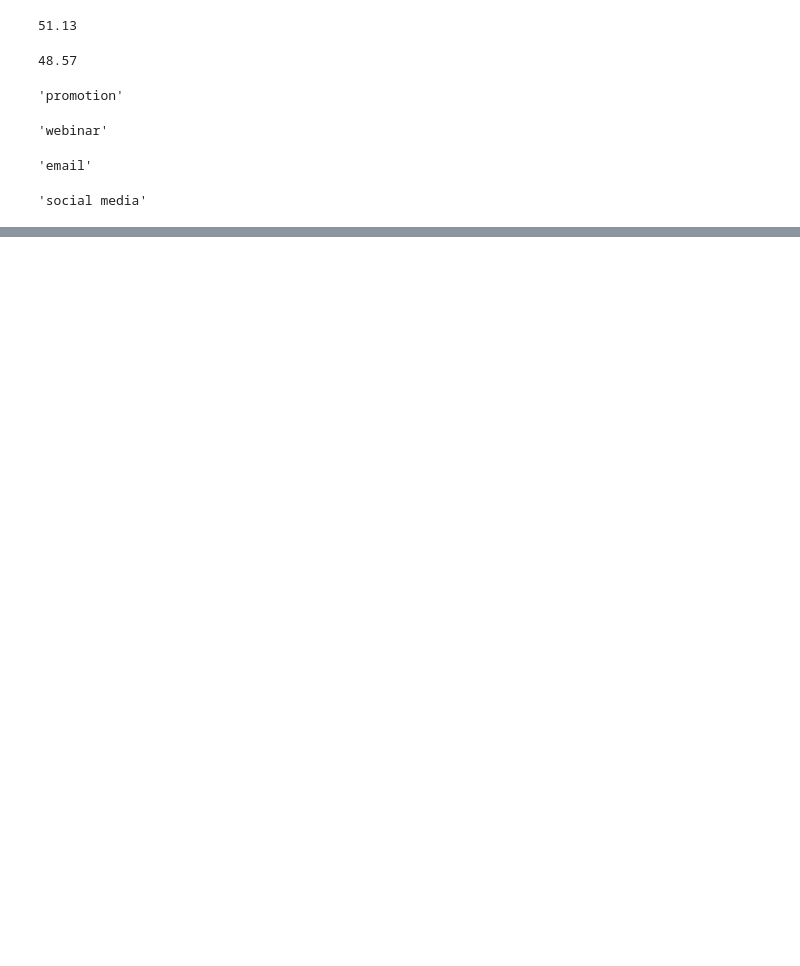
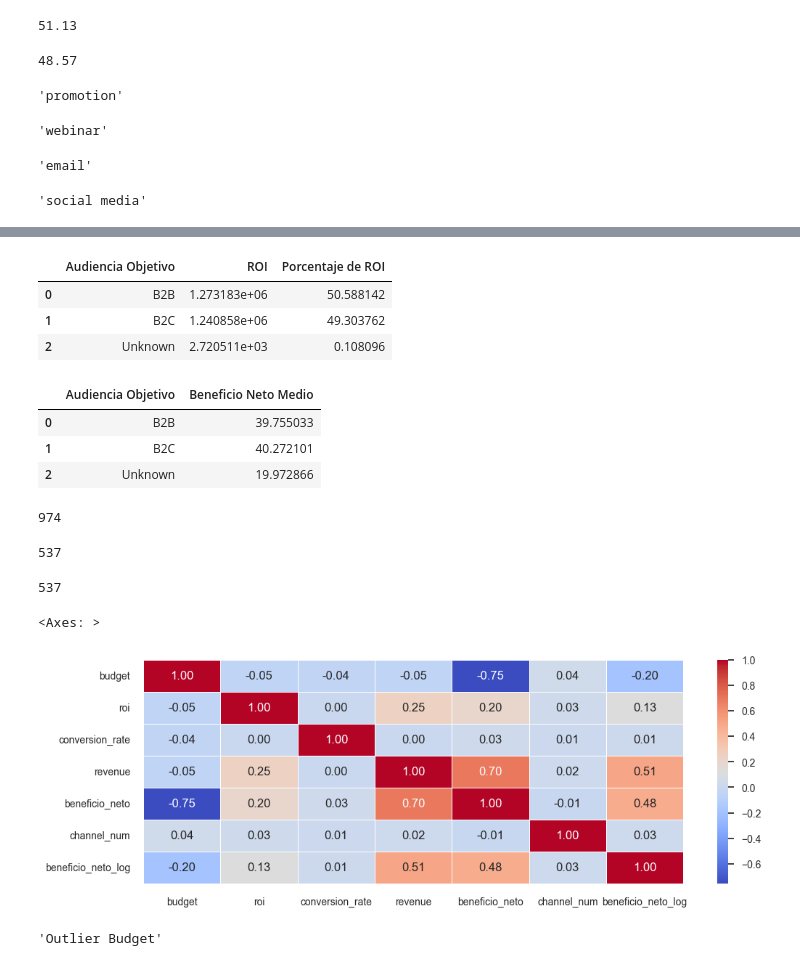
Before and after one commit to Natarcos/upgrade-hub-marketing-analysis, a Jupyter notebook: EDA/mkt_eda.ipynb, the cells around one changed output, grey strips where cells are left out. Cells and saved outputs as stored; diff of their text form; code cells hidden in the pictures; blank space fills up the shorter version.

```diff
--- a/EDA/mkt_eda.ipynb
+++ b/EDA/mkt_eda.ipynb
@@ -273,4 +562,66 @@ fig.show()
+# %%
+#Porcentaje de roi por target
+porcentaje_roi = (
+    df.groupby('target_audience')['roi'].sum().reset_index(name='ROI')
+)
+porcentaje_roi['Porcentaje de ROI'] = 100 * porcentaje_roi['ROI'] / porcentaje_roi['ROI'].sum()
+porcentaje_roi = porcentaje_roi.rename(columns={'target_audience': 'Audiencia Objetivo'})
+porcentaje_roi
+# %% [output]
+|  | Audiencia Objetivo | ROI | Porcentaje de ROI |
+| 0 | B2B | 1.273183e+06 | 50.588142 |
+| 1 | B2C | 1.240858e+06 | 49.303762 |
+| 2 | Unknown | 2.720511e+03 | 0.108096 |
+# %%
+#Beneficio neto medio por target
+beneficio_neto_medio = (
+    df.groupby('target_audience')['beneficio_neto'].mean().reset_index(name='Beneficio Neto Medio')
+)
+beneficio_neto_medio['Beneficio Neto Medio'] = 100 * beneficio_neto_medio['Beneficio Neto Medio'] / beneficio_neto_medio['Beneficio Neto Medio'].sum()
+beneficio_neto_medio = beneficio_neto_medio.rename(columns={'target_audience': 'Audiencia Objetivo'})
+beneficio_neto_medio
+# %% [output]
+|  | Audiencia Objetivo | Beneficio Neto Medio |
+| 0 | B2B | 39.755033 |
+| 1 | B2C | 40.272101 |
+| 2 | Unknown | 19.972866 |
 # %%
-#Campaña con roi mayor a 0,5 e ingresos mayores a 500.000
+# Contar el número de campañas con ROI mayor a 0.5
+num_campañas_roi_mayor_05 = campañas_roi_mayor_05.shape[0]
+num_campañas_roi_mayor_05
+# %% [output]
+974
+# %%
+#Cuenta el numero de campañas con ingresos mayores a 500.000
+campañas_ingresos_mayores_500k = df[df['revenue'] > 500000]
+num_campañas_ingresos_mayores_500k = campañas_ingresos_mayores_500k.shape[0]
+num_campañas_ingresos_mayores_500k
+# %% [output]
+537
+# %%
+#Contabilizar campñas con roi mayor a 0.5 y ingresos mayores a 500.000
+campañas_roi_ingresos = df[(df['roi'] > 0.5) & (df['revenue'] > 500000)]
+num_campañas_roi_ingresos = campañas_roi_ingresos.shape[0]
+num_campañas_roi_ingresos
+# %% [output]
+537
 # %%
-#Existen factores estacionales o temporales en el rendimiento de las campañas?
+
+df['month'] = pd.to_datetime(df['start_date']).dt.month
+df['year'] = pd.to_datetime(df['start_date']).dt.year
+df['month_year'] = df['year'].astype(str) + '-' + df['month'].astype(str).str.zfill(2)
+df['month_year'] = pd.to_datetime(df['month_year'], format='%Y-%m')
+df['month_year'] = df['month_year'].dt.strftime('%Y-%m')
+
+#Gráfica que muestre el beneficio neto medio por meses
+fig = px.line(
+    df.groupby('month_year')['beneficio_neto'].mean().reset_index(),
+    x='month_year',
+    y='beneficio_neto',
+    title='Beneficio Neto Medio por Meses',
+    labels={'month_year': 'Mes', 'beneficio_neto': 'Beneficio Neto Medio'},
+    color_discrete_sequence=['#636EFA']
+)
+fig.update_layout(title_text='Beneficio Neto Medio por Meses', title_x=0.5)
+fig.update_xaxes(tickangle=45)
+fig.show()
@@ -276,0 +667,12 @@ fig.show()
+# %%
+var_num = df.select_dtypes(include=[np.number]).columns.tolist()
+sns.heatmap(df[var_num].corr(), annot=True, cmap='coolwarm', fmt='.2f', linewidths=0.5)
+# %% [output]
+<Axes: >
+[figure, added]
+# %%
+#Calcular la campaigne_name con más budget
+campaña_mayor_budget = df.loc[df['budget'].idxmax(), 'campaign_name']
+campaña_mayor_budget
+# %% [output]
+'Outlier Budget'
```
Also changed, not shown: parts of 33 cells of this notebook.
